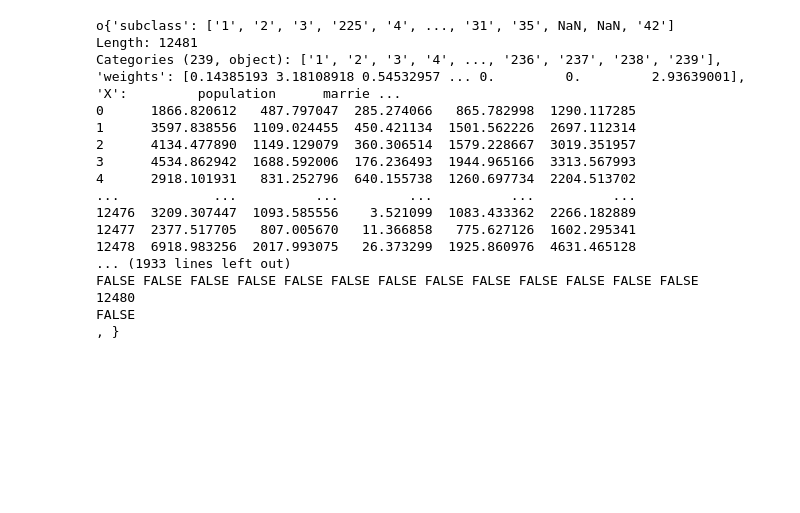
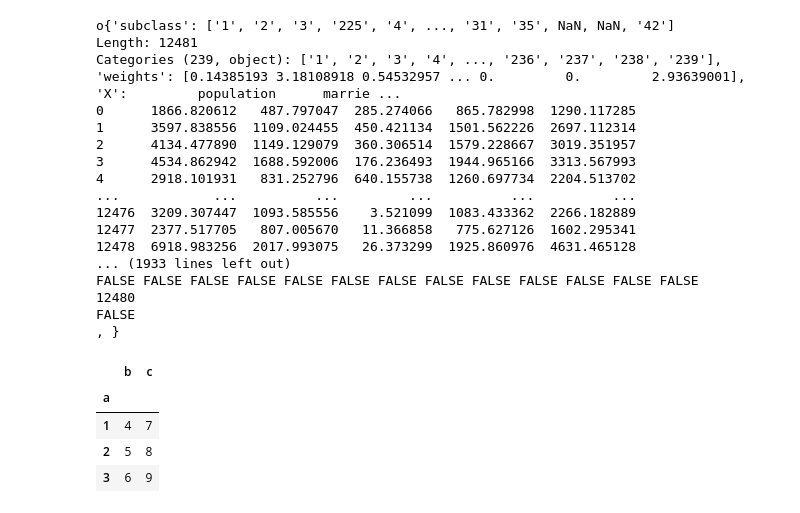
Before and after one commit to andreamusso96/Sleep, a Jupyter notebook: Test.ipynb, the cells around one changed output. Drawn from its saved outputs; the diff is of its cells as text; code cells hidden in the pictures; blank space fills up the shorter version.

```diff
--- a/Test.ipynb
+++ b/Test.ipynb
@@ -141,0 +144,14 @@ FALSE
+# %%
+df = pd.DataFrame({'a': [1, 2, 3], 'b': [4, 5, 6]})
+df.set_index('a', inplace=True)
+# %%
+df1 = pd.DataFrame({'a': [1, 2, 3, 4, 5], 'c': [7, 8, 9, 10, 11]})
+df1.set_index('a', inplace=True)
+# %%
+df.join(df1, how='left')
+# %% [output]
+|  | b | c |
+| a |  |  |
+| 1 | 4 | 7 |
+| 2 | 5 | 8 |
+| 3 | 6 | 9 |
```
Also changed, not shown: parts of 1 cell of this notebook, 35 other files.
